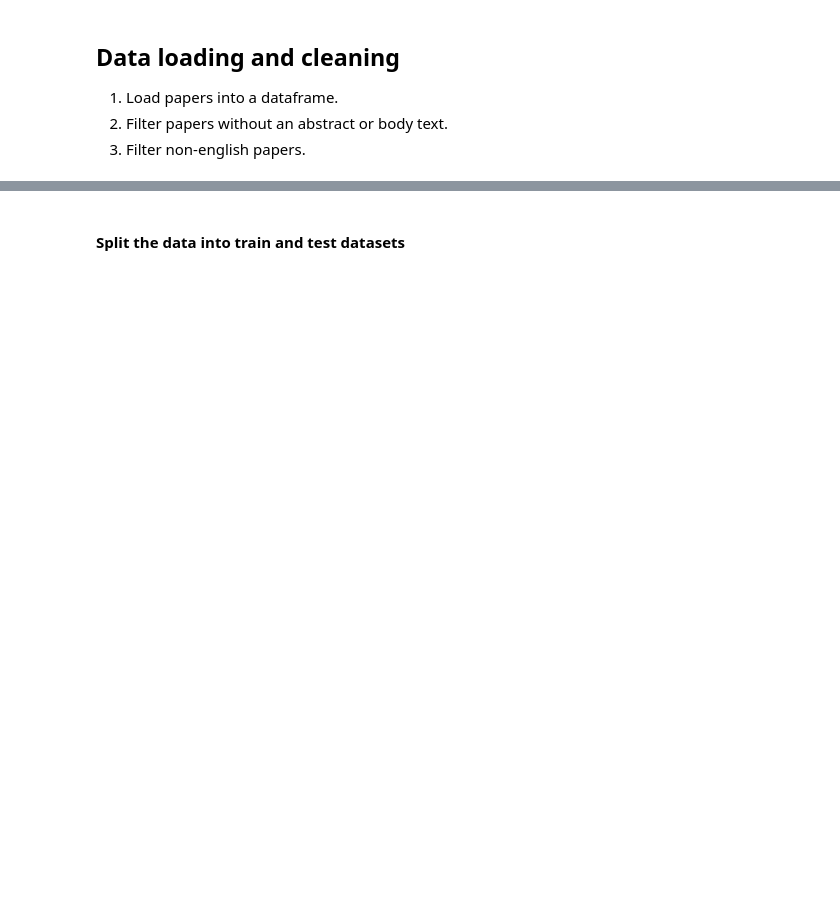
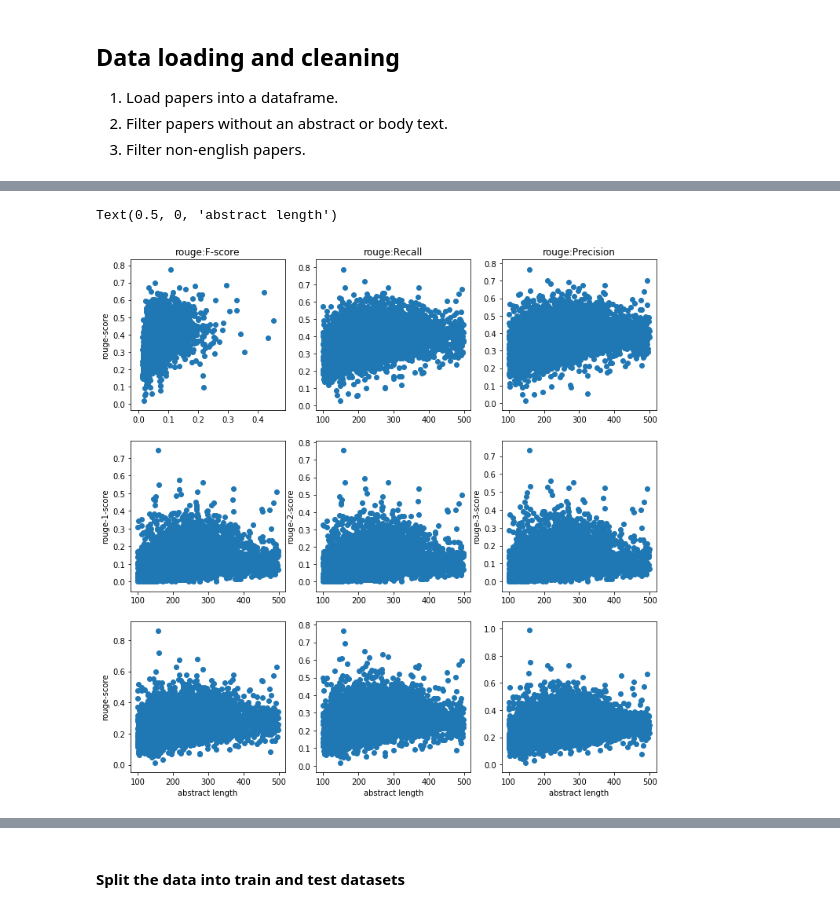
Before and after one commit to Prajakta15Patil/COVID-analysis, a Jupyter notebook: code/covid_bert.ipynb, the cells around one changed output, grey strips where cells are left out. Cells and saved outputs as stored; diff of their text form; code cells hidden in the pictures; blank space fills up the shorter version.

Commit message:
Added summary for each file

```diff
--- a/code/covid_bert.ipynb
+++ b/code/covid_bert.ipynb
@@ -39,7 +60,7 @@ data['len_bt'] = data.bodytext.map(lambda x: len(x.split(" ")))
 data['len_ab'] = data.abstract.map(lambda x: len(x.split(" ")))
 
 #filter papers with certain word length
-data.query('len_bt <= 10000 and len_bt>=1000 and len_ab <= 500 and len_ab >=50', inplace = True)
+data.query('len_bt <= 10000 and len_bt>=1000 and len_ab <= 500 and len_ab >=100', inplace = True)
 
 #detect languages of texts to filter out non-english papers
 data['bt_lang'] = data.bodytext.map(lambda x: detect(x))
@@ -52,0 +92,2 @@ Wall time: 6min 11s
+# %%
+data = data[data.textrank_summary!= ""]
@@ -52,0 +100,76 @@ Wall time: 6min 11s
+# %%
+evaluator = Rouge()
+#,data["rouge_2"],data["rouge-l"]
+data["rouge_1_f"]= data.apply(lambda x: cal_rougescore(x, 'rouge-1', 'f'), axis = 1)
+data["rouge_2_f"]= data.apply(lambda x: cal_rougescore(x, 'rouge-2', 'f'), axis = 1)
+data["rouge_l_f"]= data.apply(lambda x: cal_rougescore(x, 'rouge-l', 'f'), axis = 1)
+
+data["rouge_1_p"]= data.apply(lambda x: cal_rougescore(x, 'rouge-1', 'p'), axis = 1)
+data["rouge_2_p"]= data.apply(lambda x: cal_rougescore(x, 'rouge-2', 'p'), axis = 1)
+data["rouge_l_p"]= data.apply(lambda x: cal_rougescore(x, 'rouge-l', 'p'), axis = 1)
+
+data["rouge_1_r"]= data.apply(lambda x: cal_rougescore(x, 'rouge-1', 'r'), axis = 1)
+data["rouge_2_r"]= data.apply(lambda x: cal_rougescore(x, 'rouge-2', 'r'), axis = 1)
+data["rouge_l_r"]= data.apply(lambda x: cal_rougescore(x, 'rouge-l', 'r'), axis = 1)
+# %%
+data["textrank_summary"]=data.textrank_summary.str.replace('\n',"")
+# %%
+plt.figure(figsize = (12,12))
+plt.subplot(3, 3, 1)
+plt.scatter(data.len_ab/data.len_bt, data.rouge_1_f)
+#plt.line(data.length_abstract, np.mean(data.rouge_1_f), linestyle = '--')
+plt.title('rouge:F-score')
+plt.ylabel('rouge-score')
+
+#plt.xlabel('abstract length')
+
+plt.subplot(3, 3, 2)
+plt.scatter(data.len_ab, data.rouge_1_r)
+plt.title('rouge:Recall')
+#plt.ylabel('rouge-score')
+#plt.xlabel('abstract length')
+
+plt.subplot(3, 3, 3)
+plt.scatter(data.len_ab, data.rouge_1_p)
+plt.title('rouge:Precision')
+#plt.ylabel('rouge-score')
+#plt.xlabel('abstract length')
+
+plt.subplot(3, 3, 4)
+plt.scatter(data.len_ab, data.rouge_2_f)
+#plt.title('rouge-2:F-score')
+plt.ylabel('rouge-1-score')
+#plt.xlabel('abstract length')
+
+plt.subplot(3, 3, 5)
+plt.scatter(data.len_ab, data.rouge_2_r)
+#plt.title('rouge-2:F-score')
+plt.ylabel('rouge-2-score')
+#plt.xlabel('abstract length')
+
+plt.subplot(3, 3, 6)
+plt.scatter(data.len_ab, data.rouge_2_p)
+#plt.title('rouge-3:F-score')
+plt.ylabel('rouge-3-score')
+#plt.xlabel('abstract length')
+
+plt.subplot(3, 3, 7)
+plt.scatter(data.len_ab, data.rouge_l_f)
+#plt.title('rouge-l:F-score')
+plt.ylabel('rouge-score')
+plt.xlabel('abstract length')
+
+plt.subplot(3, 3, 8)
+plt.scatter(data.len_ab, data.rouge_l_r)
+#plt.title('rouge-l:F-score')
+#plt.ylabel('rouge-score')
+plt.xlabel('abstract length')
+
+plt.subplot(3, 3, 9)
+plt.scatter(data.len_ab, data.rouge_l_p)
+#plt.title('rouge-l:F-score')
+#plt.ylabel('rouge-score')
+plt.xlabel('abstract length')
+# %% [output]
+Text(0.5, 0, 'abstract length')
+[figure, added]
```
Also changed, not shown: parts of 20 cells of this notebook, 3 other files.
